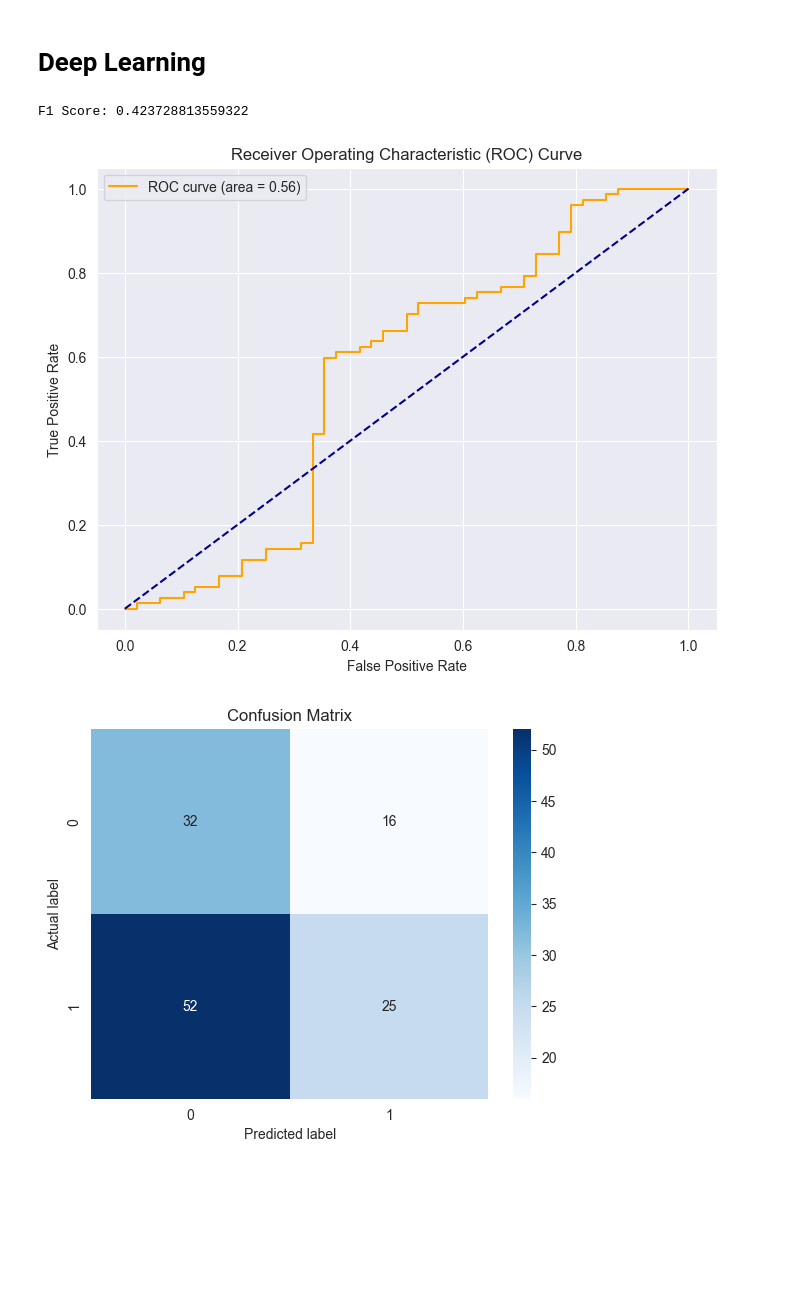
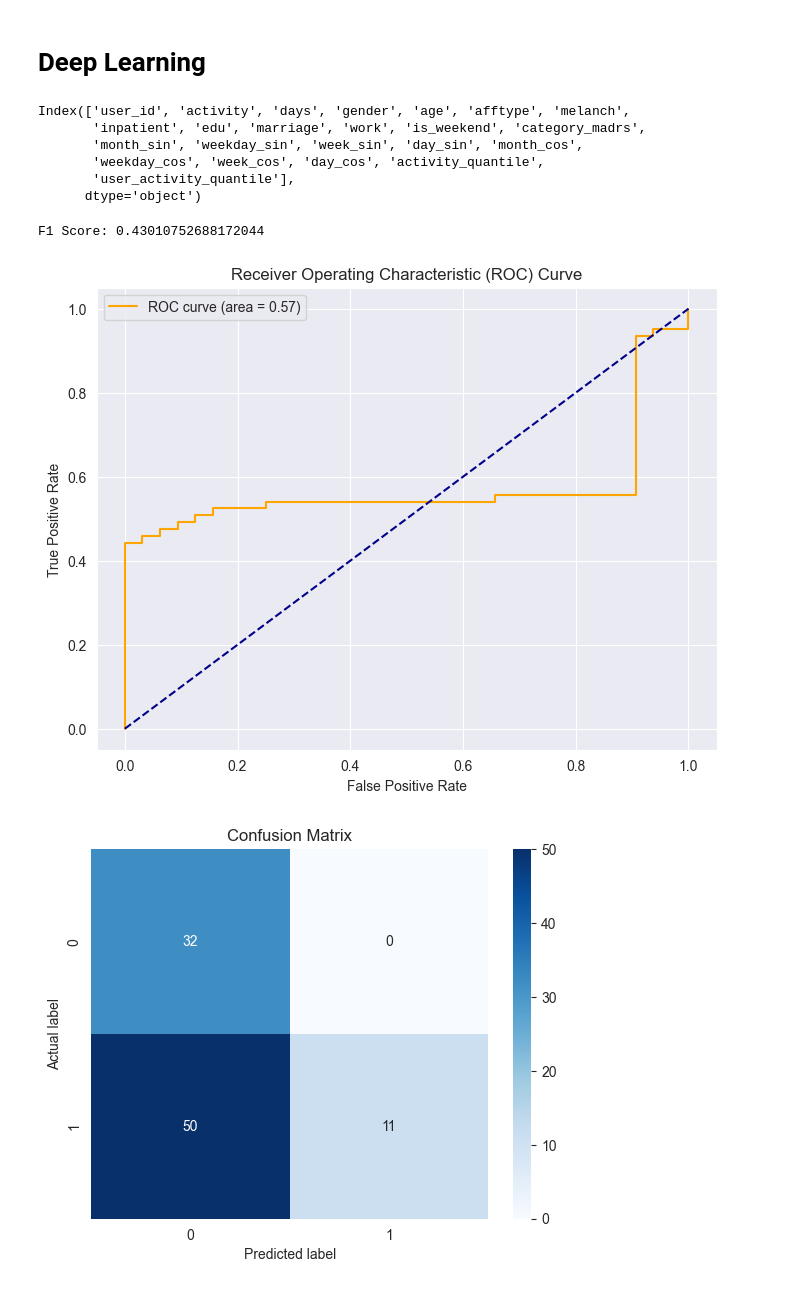
Before and after one commit to kcristinaa/-un-fairness-evaluation, a Jupyter notebook: notebooks_models/depresjon_models.ipynb, the cells around one changed output. Cells and saved outputs as stored; diff of their text form; code cells hidden in the pictures; blank space fills up the shorter version.

```diff
--- a/notebooks_models/depresjon_models.ipynb
+++ b/notebooks_models/depresjon_models.ipynb
@@ -29,7 +22,7 @@ from sklearn.neural_network import MLPClassifier
 # %% [markdown]
 # Functions
 # %%
-def train_test_split_per_user(data, train_size=0.7, target_column='label_negative_affect_category'):
+def train_test_split_per_user(data, train_size=0.8, target_column='label_negative_affect_category'):
     users = list(set(data.user_id))
     users = sorted(users, reverse=True)
     total_users = len(users)
@@ -84,6 +77,11 @@ df['category_madrs'].value_counts()
 0    201
 1    188
 Name: category_madrs, dtype: int64
+# %%
+features = ['activity', 'month_sin', 'weekday_sin', 'week_sin', 'day_sin', 'month_cos','weekday_cos', 'week_cos', 'day_cos']
+
+scaler = StandardScaler()
+df[features] = scaler.fit_transform(df[features])
 # %% [markdown]
 # Generic model
 each user belongs to either the train or the test set
@@ -173,40 +188,49 @@ Average f1-scores across all LOPO iterations: 0.40574866310160423
 # %% [markdown]
 # Deep Learning
+# %%
+df.columns
+# %% [output]
+Index(['user_id', 'activity', 'days', 'gender', 'age', 'afftype', 'melanch',
+       'inpatient', 'edu', 'marriage', 'work', 'is_weekend', 'category_madrs',
+       'month_sin', 'weekday_sin', 'week_sin', 'day_sin', 'month_cos',
+       'weekday_cos', 'week_cos', 'day_cos', 'activity_quantile',
+       'user_activity_quantile'],
+      dtype='object')
 # %%
 X_train, y_train, X_test, y_test = train_test_split_per_user(df,target_column='category_madrs')
 
 smote = SMOTE(random_state=42)
 X_train_smote, y_train_smote = smote.fit_resample(X_train, y_train)
 
 #mlp = MLPClassifier(random_state=42, max_iter=800)
 mlp = MLPClassifier(max_iter=1000, activation = 'relu', alpha=0.001, hidden_layer_sizes=(50,), random_state=42)
+#mlp = MLPClassifier(hidden_layer_sizes=(150,100,50), max_iter=300,activation = 'relu',solver='adam',random_state=1)
 mlp.fit(X_train_smote, y_train_smote)
 
 y_pred = mlp.predict(X_test)
 y_pred_proba = mlp.predict_proba(X_test)[:, 1]  # Get probability for the positive class
 
-# F1 Score
-f1 = f1_score(y_test, y_pred)
+recall = recall_score(y_test, y_pred)
 print(f'F1 Score: {f1}')
 
 # ROC Curve
 fpr, tpr, thresholds = roc_curve(y_test, y_pred_proba)
 roc_auc = roc_auc_score(y_test, y_pred_proba)
 
 # Plotting
 plt.figure(figsize=(8, 6))
 plt.plot(fpr, tpr, color='orange', label=f'ROC curve (area = {roc_auc:.2f})')
 plt.plot([0, 1], [0, 1], color='darkblue', linestyle='--')
 plt.xlabel('False Positive Rate')
 plt.ylabel('True Positive Rate')
 plt.title('Receiver Operating Characteristic (ROC) Curve')
 plt.legend()
 plt.show()
 
 # Confusion Matrix
 plot_confusion_matrix(y_test, y_pred)
 plt.show()
 # %% [output]
-F1 Score: 0.423728813559322
+F1 Score: 0.43010752688172044
-[figure, old version]
+[figure, new version]
-[figure, old version]
+[figure, new version]
```
Also changed, not shown: parts of 10 cells of this notebook, 4 other files.
